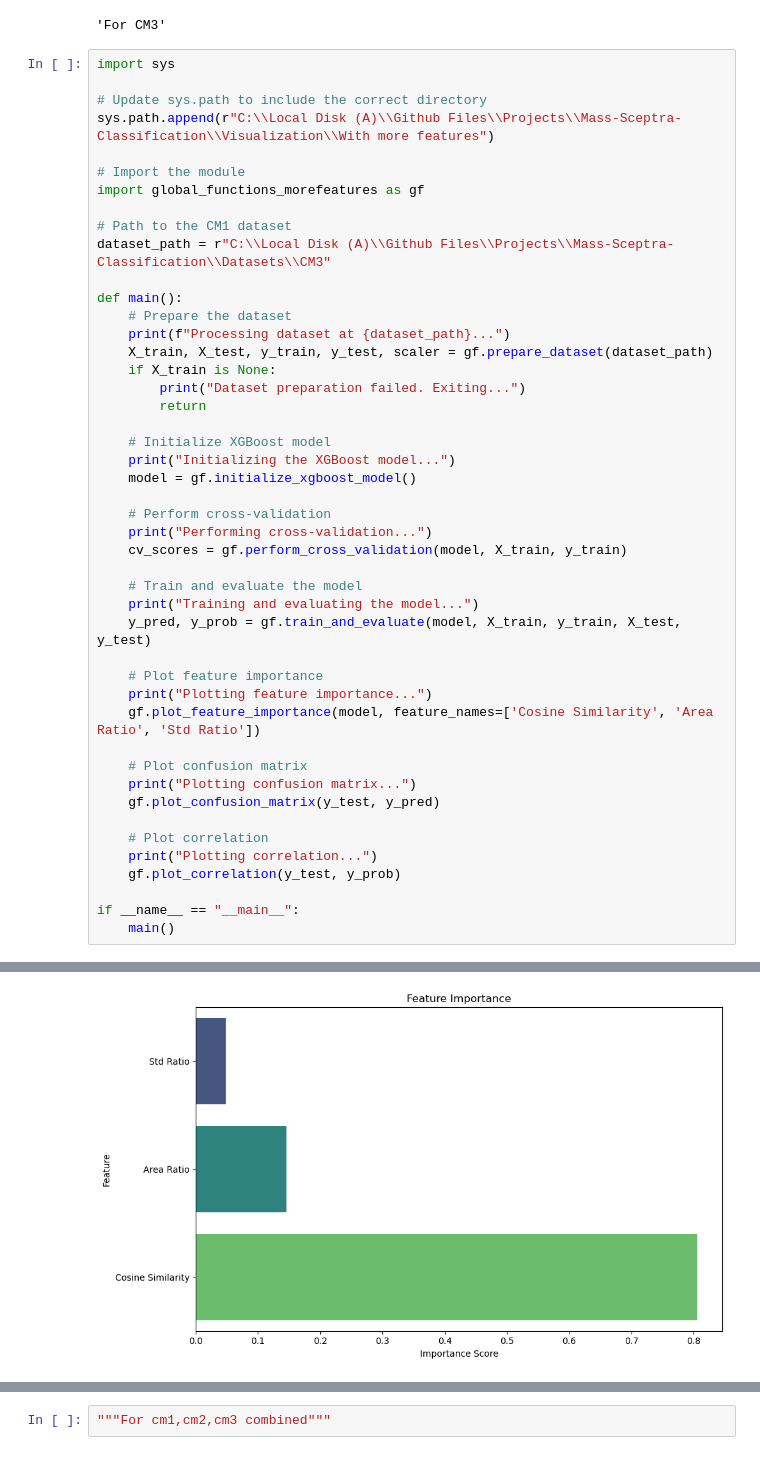
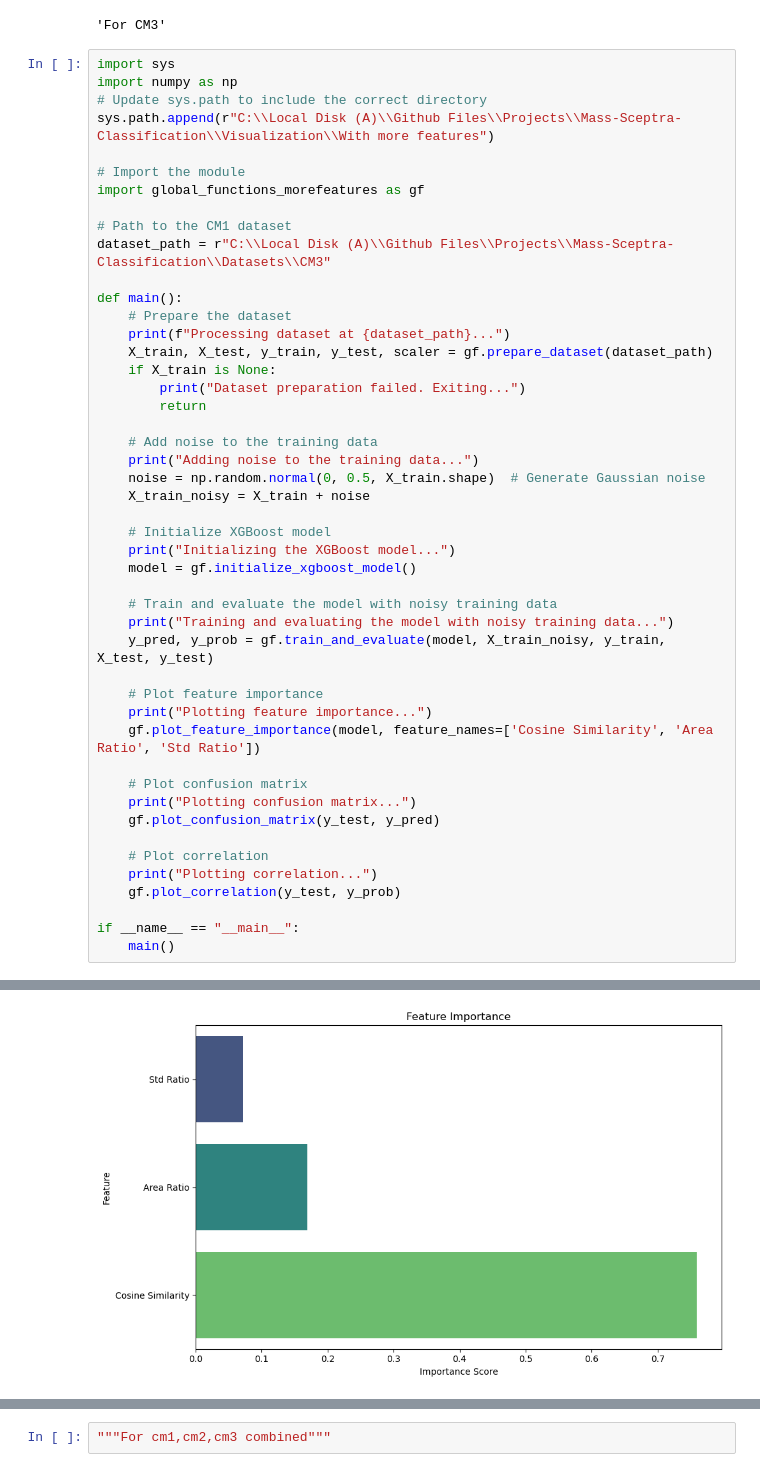
Before and after one commit to mutasim18/Mass-Sceptra-Classification, a Jupyter notebook: Visualization/With more features/xgboost_vis_morefeature.ipynb, the cells around one changed output, grey strips where cells are left out. Saved outputs shown, nothing was run; the diff lists cells and outputs as text.

```diff
--- a/Visualization/With more features/xgboost_vis_morefeature.ipynb
+++ b/Visualization/With more features/xgboost_vis_morefeature.ipynb
@@ -162,7 +162,7 @@ Correlation between predicted probabilities and actual labels: 0.9567
 'For CM3'
 # %%
 import sys
-
+import numpy as np
 # Update sys.path to include the correct directory
 sys.path.append(r"C:\\Local Disk (A)\\Github Files\\Projects\\Mass-Sceptra-Classification\\Visualization\\With more features")
 
@@ -180,17 +180,18 @@ def main():
         print("Dataset preparation failed. Exiting...")
         return
 
+    # Add noise to the training data
+    print("Adding noise to the training data...")
+    noise = np.random.normal(0, 0.5, X_train.shape)  # Generate Gaussian noise
+    X_train_noisy = X_train + noise
+
     # Initialize XGBoost model
     print("Initializing the XGBoost model...")
     model = gf.initialize_xgboost_model()
 
-    # Perform cross-validation
-    print("Performing cross-validation...")
-    cv_scores = gf.perform_cross_validation(model, X_train, y_train)
-
-    # Train and evaluate the model
-    print("Training and evaluating the model...")
-    y_pred, y_prob = gf.train_and_evaluate(model, X_train, y_train, X_test, y_test)
+    # Train and evaluate the model with noisy training data
+    print("Training and evaluating the model with noisy training data...")
+    y_pred, y_prob = gf.train_and_evaluate(model, X_train_noisy, y_train, X_test, y_test)
 
     # Plot feature importance
     print("Plotting feature importance...")
@@ -223,6 +224,6 @@ Processing same-compound comparisons for compound 9
    macro avg       1.00      1.00      1.00       642
 weighted avg       1.00      1.00      1.00       642
 
 Plotting feature importance...
-[figure, old version]
+[figure, new version]
 Feature Importance Rankings:
```
Also changed, not shown: parts of 3 cells of this notebook, 3 other files.
